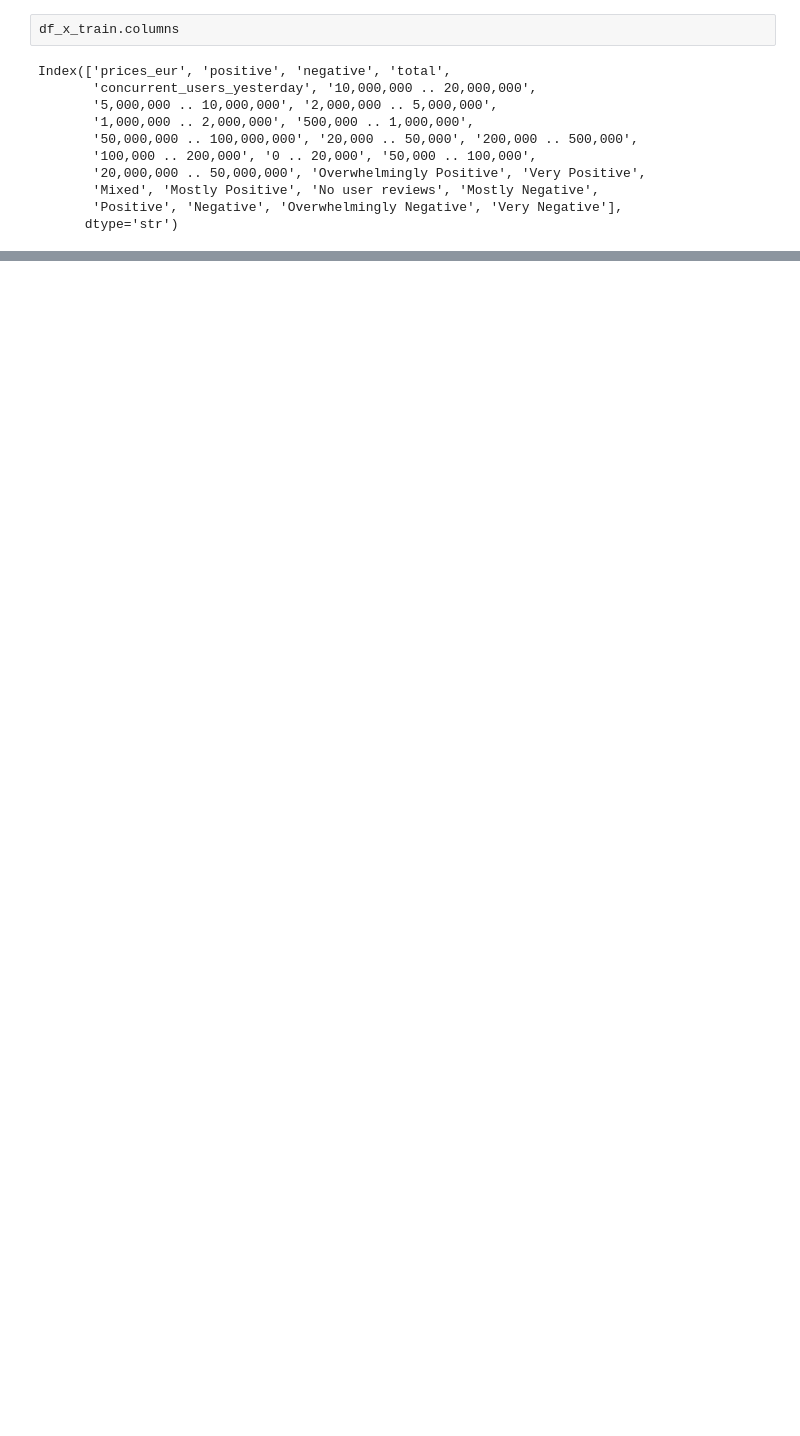
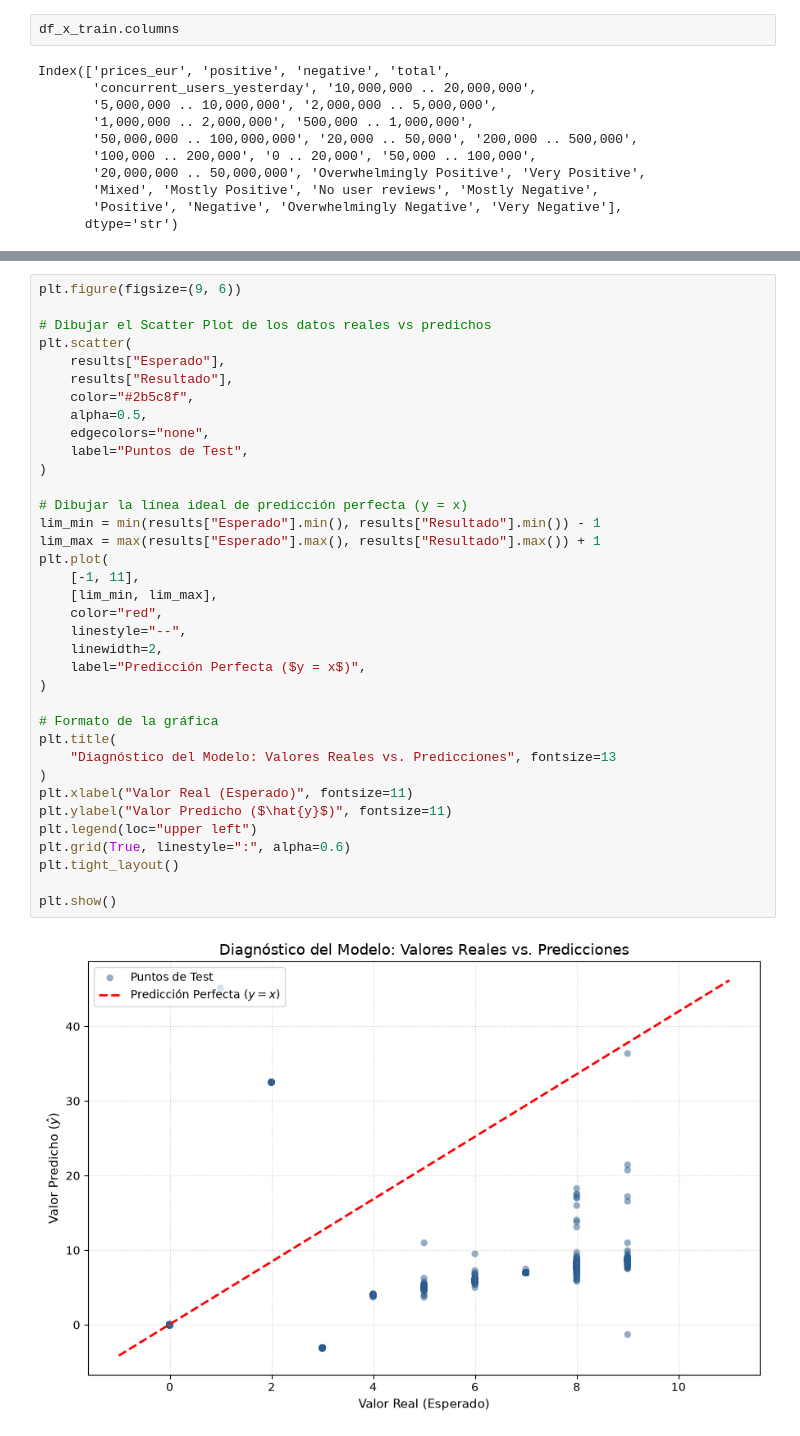
Before and after one commit to SALV19/MachineLearning, a Jupyter notebook: steam-project-original.ipynb, the cells around one changed output, grey strips where cells are left out. Cells and saved outputs as stored; diff of their text form; blank space fills up the shorter version.

Commit message:
feat: regular models and testing files

```diff
--- a/steam-project.ipynb
+++ b/steam-project-original.ipynb
@@ -911,3 +916,41 @@ Min error: 0.12551256057226803
+# %%
+plt.figure(figsize=(9, 6))
+
+# Dibujar el Scatter Plot de los datos reales vs predichos
+plt.scatter(
+    results["Esperado"],
+    results["Resultado"],
+    color="#2b5c8f",
+    alpha=0.5,
+    edgecolors="none",
+    label="Puntos de Test",
+)
+
+# Dibujar la línea ideal de predicción perfecta (y = x)
+lim_min = min(results["Esperado"].min(), results["Resultado"].min()) - 1
+lim_max = max(results["Esperado"].max(), results["Resultado"].max()) + 1
+plt.plot(
+    [-1, 11],
+    [lim_min, lim_max],
+    color="red",
+    linestyle="--",
+    linewidth=2,
+    label="Predicción Perfecta ($y = x$)",
+)
+
+# Formato de la gráfica
+plt.title(
+    "Diagnóstico del Modelo: Valores Reales vs. Predicciones", fontsize=13
+)
+plt.xlabel("Valor Real (Esperado)", fontsize=11)
+plt.ylabel("Valor Predicho ($\hat{y}$)", fontsize=11)
+plt.legend(loc="upper left")
+plt.grid(True, linestyle=":", alpha=0.6)
+plt.tight_layout()
+
+plt.show()
+# %% [output]
+[figure, added]
 # %%
 import os
 import json
```
Also changed, not shown: parts of 11 cells of this notebook, 10 other files.
